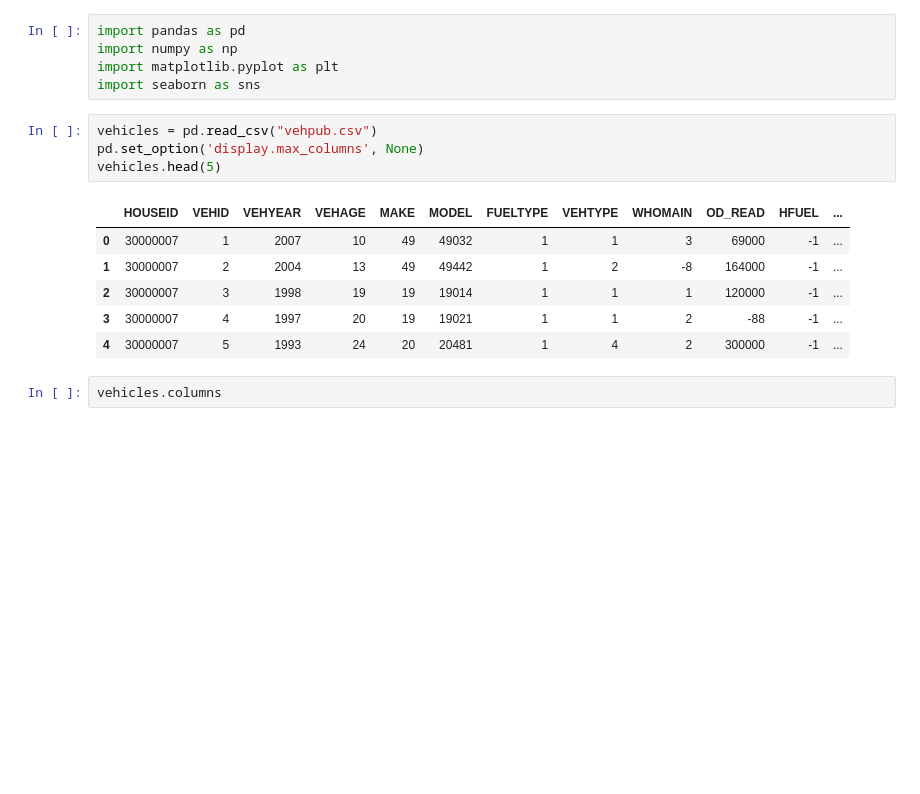
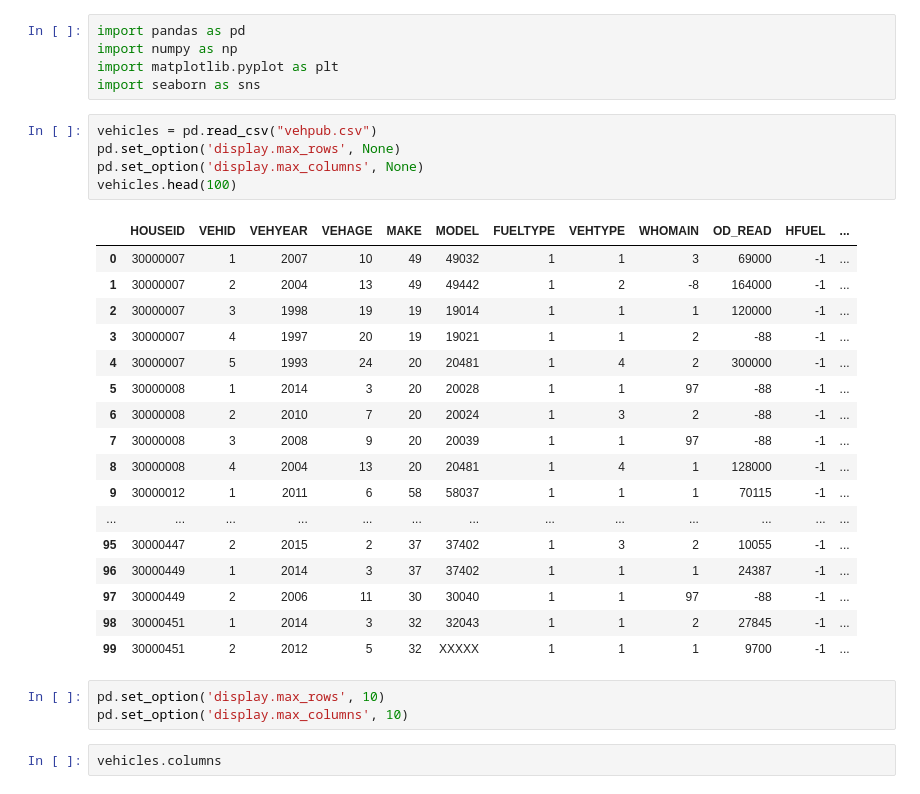
Before and after one commit to ryansliao/DSC-Capstone, a Jupyter notebook: Ryan NHTS EDA.ipynb, the cells around one changed output. Drawn from its saved outputs; the diff is of its cells as text; blank space fills up the shorter version.

```diff
--- a/Ryan NHTS EDA.ipynb
+++ b/Ryan NHTS EDA.ipynb
@@ -7,15 +7,30 @@ import matplotlib.pyplot as plt
 import seaborn as sns
 # %%
 vehicles = pd.read_csv("vehpub.csv")
+pd.set_option('display.max_rows', None)
 pd.set_option('display.max_columns', None)
-vehicles.head(5)
+vehicles.head(100)
 # %% [output]
 |  | HOUSEID | VEHID | VEHYEAR | VEHAGE | MAKE | MODEL | FUELTYPE | VEHTYPE | WHOMAIN | OD_READ | HFUEL | ... |
 | 0 | 30000007 | 1 | 2007 | 10 | 49 | 49032 | 1 | 1 | 3 | 69000 | -1 | ... |
 | 1 | 30000007 | 2 | 2004 | 13 | 49 | 49442 | 1 | 2 | -8 | 164000 | -1 | ... |
 | 2 | 30000007 | 3 | 1998 | 19 | 19 | 19014 | 1 | 1 | 1 | 120000 | -1 | ... |
 | 3 | 30000007 | 4 | 1997 | 20 | 19 | 19021 | 1 | 1 | 2 | -88 | -1 | ... |
 | 4 | 30000007 | 5 | 1993 | 24 | 20 | 20481 | 1 | 4 | 2 | 300000 | -1 | ... |
+| 5 | 30000008 | 1 | 2014 | 3 | 20 | 20028 | 1 | 1 | 97 | -88 | -1 | ... |
+| 6 | 30000008 | 2 | 2010 | 7 | 20 | 20024 | 1 | 3 | 2 | -88 | -1 | ... |
+| 7 | 30000008 | 3 | 2008 | 9 | 20 | 20039 | 1 | 1 | 97 | -88 | -1 | ... |
+| 8 | 30000008 | 4 | 2004 | 13 | 20 | 20481 | 1 | 4 | 1 | 128000 | -1 | ... |
+| 9 | 30000012 | 1 | 2011 | 6 | 58 | 58037 | 1 | 1 | 1 | 70115 | -1 | ... |
+| ... | ... | ... | ... | ... | ... | ... | ... | ... | ... | ... | ... | ... |
+| 95 | 30000447 | 2 | 2015 | 2 | 37 | 37402 | 1 | 3 | 2 | 10055 | -1 | ... |
+| 96 | 30000449 | 1 | 2014 | 3 | 37 | 37402 | 1 | 1 | 1 | 24387 | -1 | ... |
+| 97 | 30000449 | 2 | 2006 | 11 | 30 | 30040 | 1 | 1 | 97 | -88 | -1 | ... |
+| 98 | 30000451 | 1 | 2014 | 3 | 32 | 32043 | 1 | 1 | 2 | 27845 | -1 | ... |
+| 99 | 30000451 | 2 | 2012 | 5 | 32 | XXXXX | 1 | 1 | 1 | 9700 | -1 | ... |
+# %%
+pd.set_option('display.max_rows', 10)
+pd.set_option('display.max_columns', 10)
 # %%
 vehicles.columns
 # %% [output]
```
Also changed, not shown: parts of 15 cells of this notebook.
